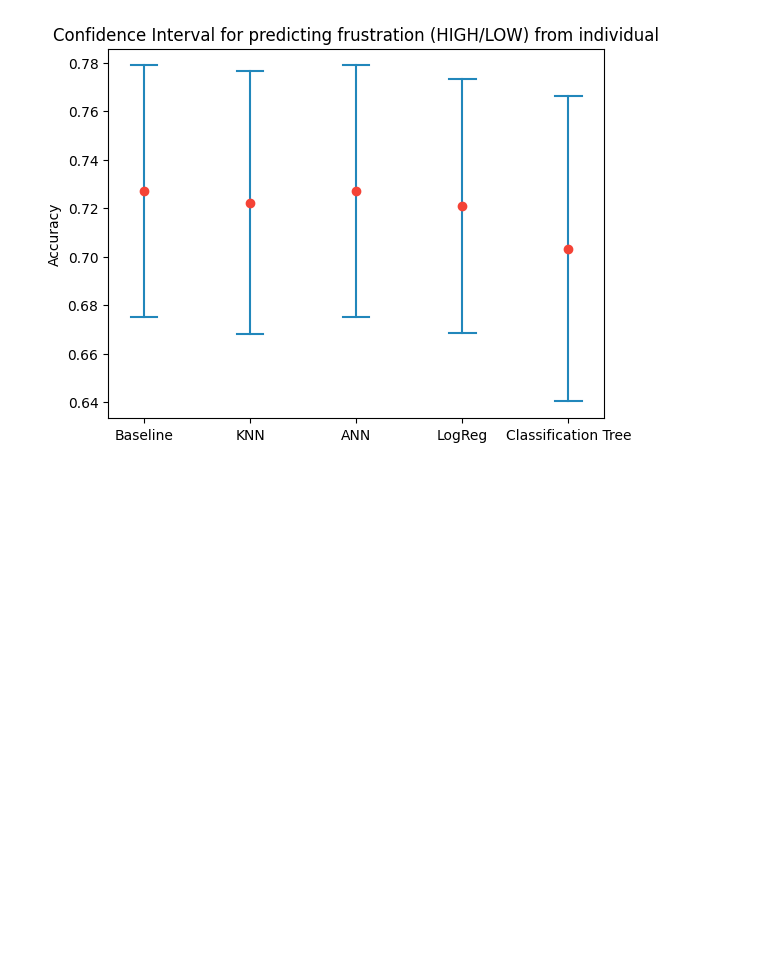
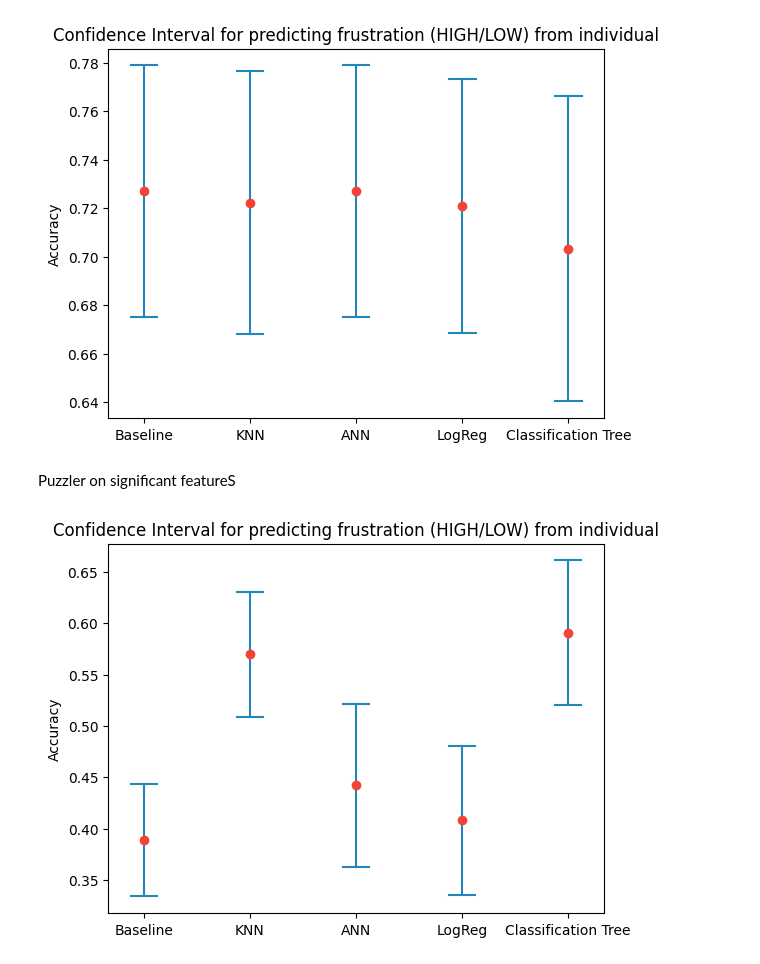
Before and after one commit to Apros7/DTU-AI-Statistics, a Jupyter notebook: AI Stat/Project/confidence_interval.ipynb, the cells around one changed output. Cells and saved outputs as stored; diff of their text form; code cells hidden in the pictures; blank space fills up the shorter version.

```diff
--- a/AI Stat/Project/confidence_interval.ipynb
+++ b/AI Stat/Project/confidence_interval.ipynb
@@ -138,3 +138,23 @@ plt.ylabel('Accuracy')
 plt.show()
 # %% [output]
 [figure]
+# %% [markdown]
+Puzzler on significant featureS
+# %%
+base_scores = [0.45, 0.357143, 0.222222, 0.2, 0.466667, 0.461538, 0.5, 0.454545, 0.466667, 0.4, 0.5, 0.333333, 0.230769, 0.4]
+classtree_scores = [0.55, 0.428571, 0.444444, 0.8, 0.666667, 0.769231, 0.75, 0.545455, 0.6, 0.7, 0.375, 0.583333, 0.461538, 0.6]
+knn_scores = [0.4, 0.714286, 0.555556, 0.5, 0.666667, 0.538462, 0.75, 0.363636, 0.666667, 0.7, 0.5, 0.583333, 0.538462, 0.5]
+logreg_scores = [0.45, 0.428571, 0.222222, 0.2, 0.466667, 0.461538, 0.75, 0.363636, 0.466667, 0.4, 0.375, 0.5, 0.230769, 0.4]
+ann_scores = [0.45, 0.357143, 0.333333, 0.2, 0.466667, 0.384615, 0.75, 0.363636, 0.4, 0.7, 0.375, 0.5, 0.307692, 0.6]
+# %%
+plt.xticks([1, 2, 3, 4, 5], ['Baseline', 'KNN', 'ANN', 'LogReg', 'Classification Tree'])
+plt.title('Confidence Interval for predicting frustration (HIGH/LOW) from individual')
+plot_confidence_interval(1, base_scores)
+plot_confidence_interval(2, knn_scores)
+plot_confidence_interval(3, ann_scores)
+plot_confidence_interval(4, logreg_scores)
+plot_confidence_interval(5, classtree_scores)
+plt.ylabel('Accuracy')
+plt.show()
+# %% [output]
+[figure, added]
```
Also changed, not shown: 2 other files.
